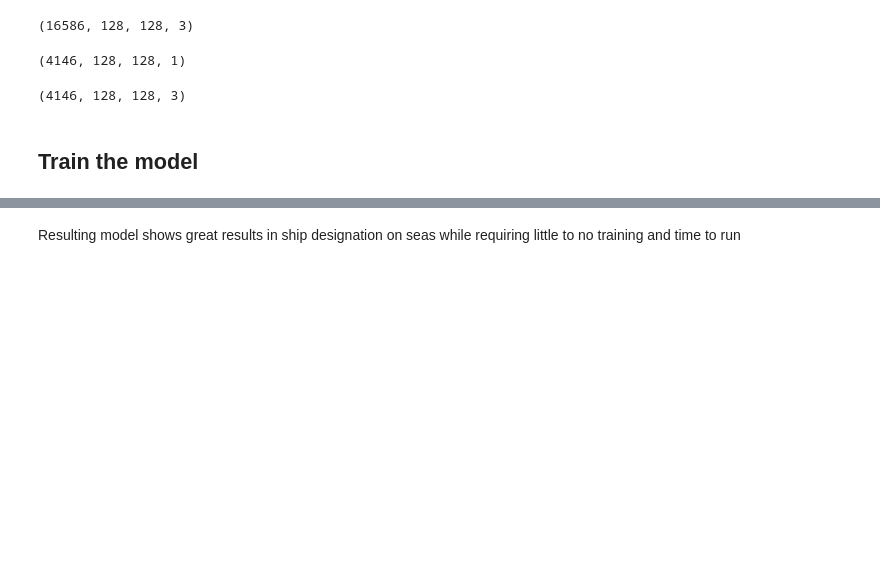
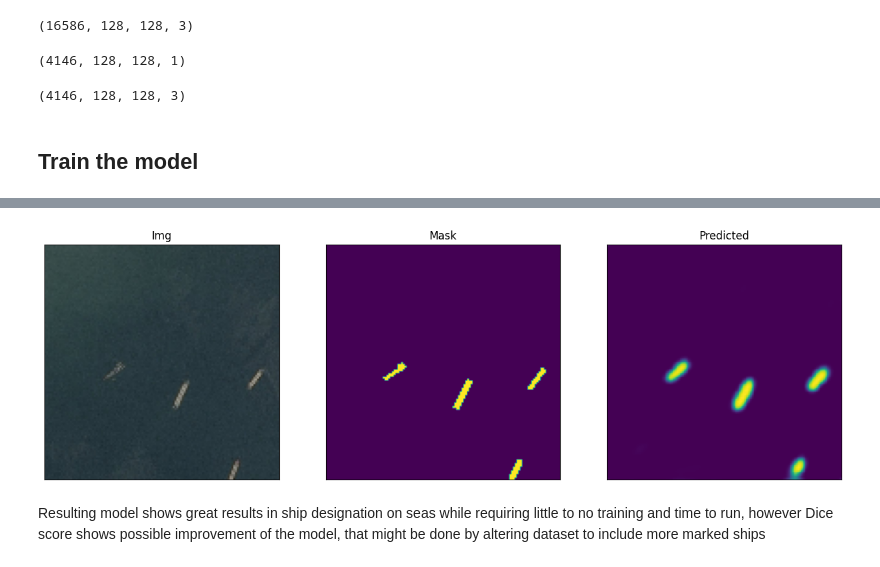
Before and after one commit to MykhailoRp/ai_intership, a Jupyter notebook: main.ipynb, the cells around one changed output, grey strips where cells are left out. Cells and saved outputs as stored; diff of their text form; code cells hidden in the pictures; blank space fills up the shorter version.

Commit message:
Added dice score

```diff
--- a/main.ipynb
+++ b/main.ipynb
@@ -182,6 +182,7 @@ y_test= xy_test[["decoded_mask"]]
 # %%
 y_train_numpy = np.stack(y_train[["decoded_mask"]].values.flatten()) # transform dataframe of numpy arrays into 3d numpy array
 y_train_numpy = y_train_numpy.reshape(*y_train_numpy.shape, 1) # transform it into 4d array for model compatability
+y_train_numpy[y_train_numpy > 1] = 1 # due to the procces of merging all of the masks, some overlap, creating values above 1
 y_train_numpy.shape
 # %% [output]
 (16586, 128, 128, 1)
@@ -193,6 +194,7 @@ x_train_numpy.shape
 # %%
 y_test_numpy = np.stack(y_test[["decoded_mask"]].values.flatten()) # transform dataframe of numpy arrays into 3d numpy array
 y_test_numpy = y_test_numpy.reshape(*y_test_numpy.shape, 1) # transform it into 4d array for model compatability
+y_test_numpy[y_test_numpy > 1] = 1 # due to the procces of merging all of the masks, some overlap, creating values above 1
 y_test_numpy.shape
 # %% [output]
 (4146, 128, 128, 1)
@@ -266,10 +268,10 @@ Model: "functional"
  Non-trainable params: 0 (0.00 B)
 # %%
 # compile the model
-segmentation_model.compile(optimizer="rmsprop", loss="binary_crossentropy", metrics=[keras.metrics.BinaryAccuracy()])
+segmentation_model.compile(optimizer="rmsprop", loss="binary_crossentropy", metrics=[keras.metrics.BinaryIoU(), keras.metrics.BinaryAccuracy()])
 # %%
 callbacks = [keras.callbacks.ModelCheckpoint("best_model.keras", save_best_only=True)]
 # %%
-history = segmentation_model.fit(x_train_numpy, y_train_numpy, epochs=2, batch_size=128, validation_data=(x_test_numpy, y_test_numpy), callbacks=callbacks)
+history = segmentation_model.fit(x_train_numpy, y_train_numpy, epochs=10, batch_size=32, validation_data=(x_test_numpy, y_test_numpy), callbacks=callbacks)
 # %% [output]
 Epoch 1/2
@@ -285,6 +287,6 @@ res = segmentation_model.evaluate(x_test_numpy, y_test_numpy)
 # %%
-test_image = 2001
+test_image = 2000
 
 
-visualize(img = x_test_numpy[test_image], mask = y_test_numpy[test_image], predicted = segmentation_model.predict(x_test_numpy[test_image].reshape(1, 128, 128, 3)).reshape(128, 128))
+visualize(img = x_test_numpy[test_image], mask = y_test_numpy[test_image], predicted = segmentation_model.predict(x_test_numpy[test_image].reshape(1, 128, 128, 3))[0])
 # %% [output]
@@ -292,2 +294,3 @@ visualize(img = x_test_numpy[test_image], mask = y_test_numpy[test_image], predi
+[figure, added]
 # %% [markdown]
-Resulting model shows great results in ship designation on seas while requiring little to no training and time to run
+Resulting model shows great results in ship designation on seas while requiring little to no training and time to run, however Dice score shows possible improvement of the model, that might be done by altering dataset to include more marked ships
```
Also changed, not shown: parts of 4 cells of this notebook, 2 other files.
